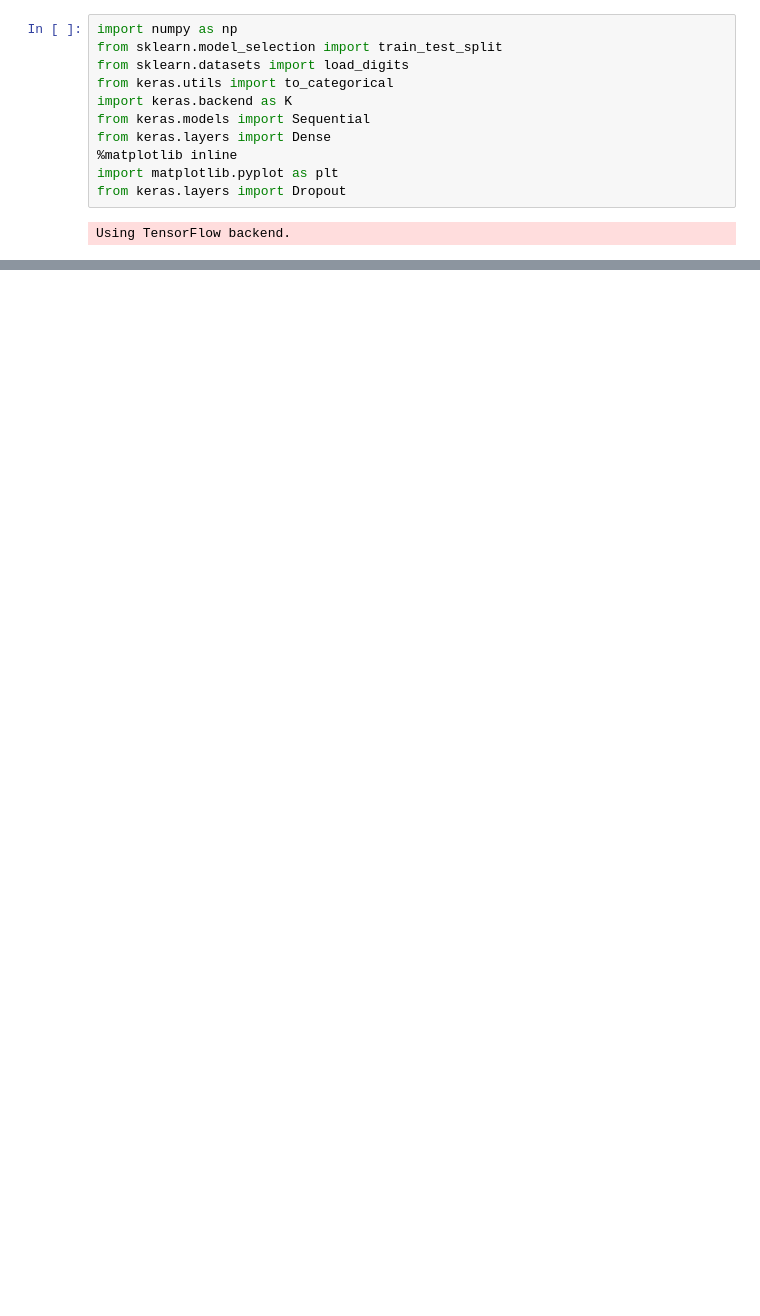
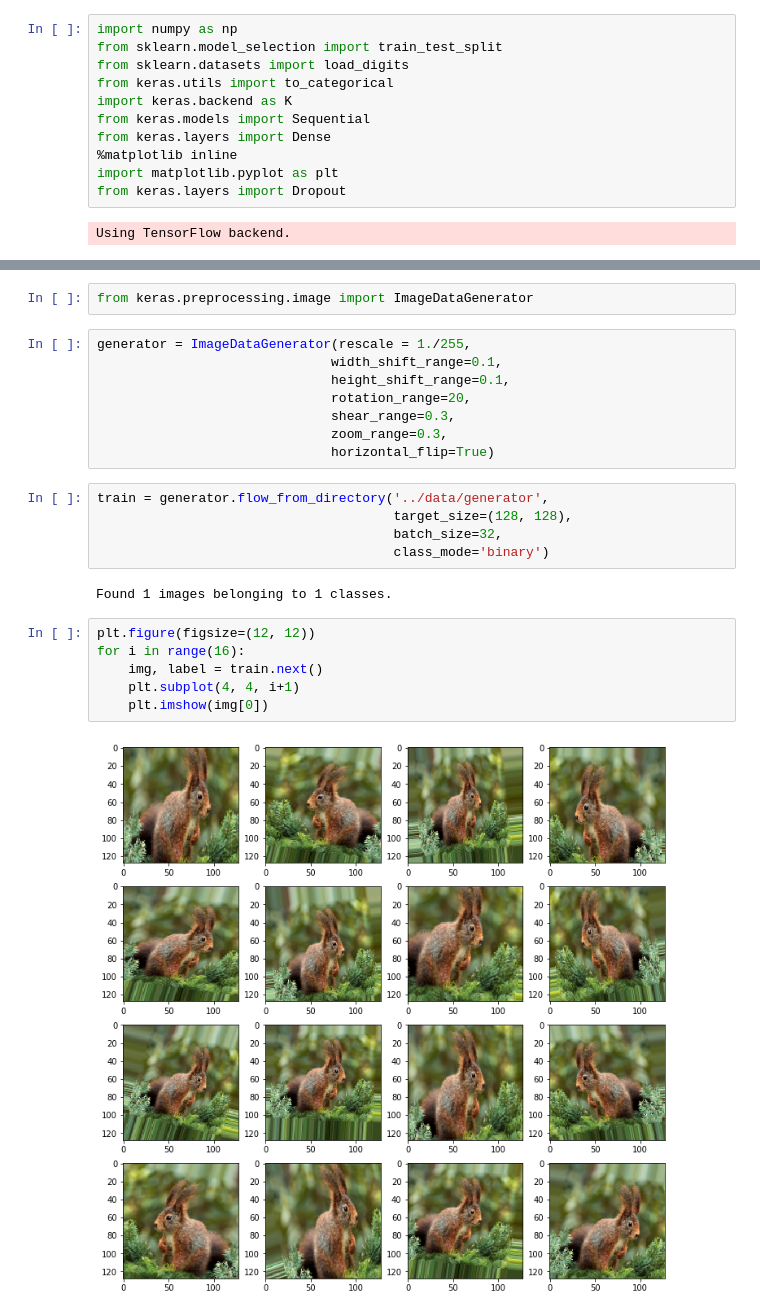
Before and after one commit to JasonShin/keras, a Jupyter notebook: Extra Topics/Data Augmentation + Continuous Learning.ipynb, the cells around one changed output, grey strips where cells are left out. Cells and saved outputs as stored; diff of their text form; blank space fills up the shorter version.

Commit message:
data generator

```diff
--- a/Extra Topics/Data Augmentation + Continuous Learning.ipynb
+++ b/Extra Topics/Data Augmentation + Continuous Learning.ipynb
@@ -37,0 +63,25 @@ Image Transformation => more labeled data
+# %%
+from keras.preprocessing.image import ImageDataGenerator
+# %%
+generator = ImageDataGenerator(rescale = 1./255,
+                              width_shift_range=0.1,
+                              height_shift_range=0.1,
+                              rotation_range=20,
+                              shear_range=0.3,
+                              zoom_range=0.3,
+                              horizontal_flip=True)
+# %%
+train = generator.flow_from_directory('../data/generator',
+                                      target_size=(128, 128),
+                                      batch_size=32,
+                                      class_mode='binary')
+# %% [output]
+Found 1 images belonging to 1 classes.
+# %%
+plt.figure(figsize=(12, 12))
+for i in range(16):
+    img, label = train.next()
+    plt.subplot(4, 4, i+1)
+    plt.imshow(img[0])
+# %% [output]
+[figure, added]
```
Also changed, not shown: parts of 2 cells of this notebook.
